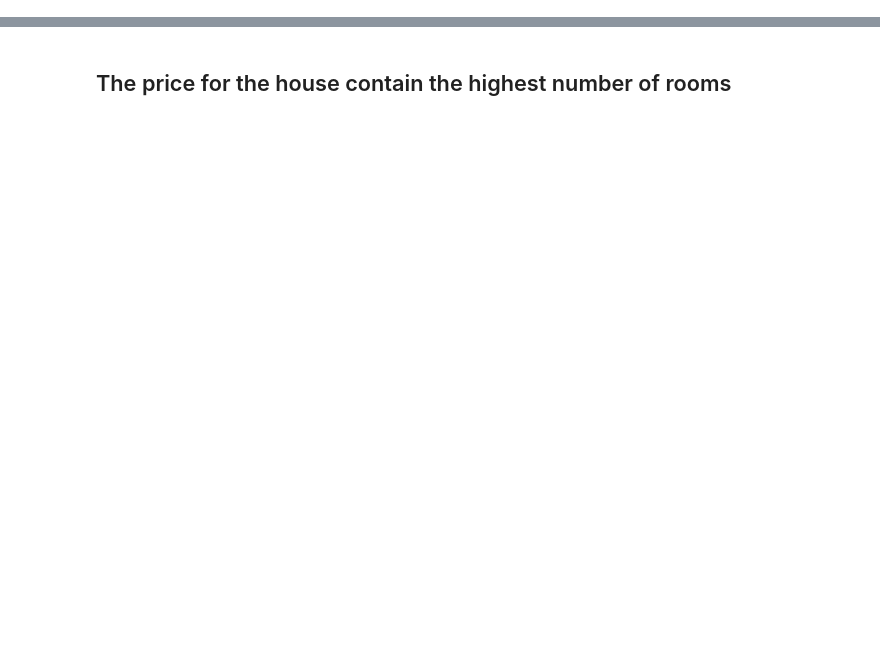
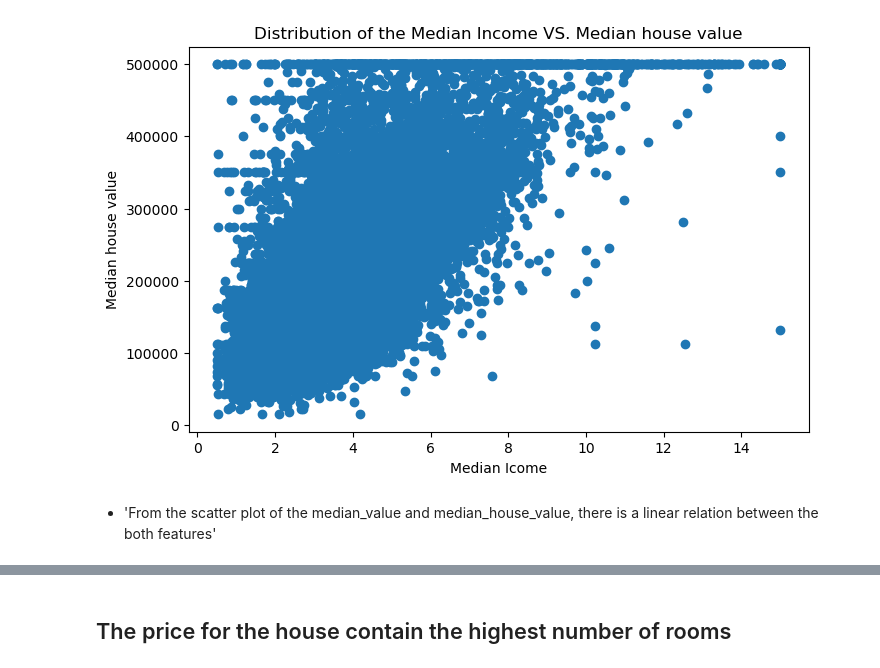
Before and after one commit to AbdulrahmanAlShaweesh/house-pricing-production, a Jupyter notebook: House-pricing-prediction.ipynb, the cells around one changed output, grey strips where cells are left out. Saved outputs shown, nothing was run; the diff lists cells and outputs as text; code cells hidden in the pictures; blank space fills up the shorter version.

```diff
--- a/House-pricing-prediction.ipynb
+++ b/House-pricing-prediction.ipynb
@@ -185,0 +174,12 @@ house_dataset[house_dataset['bathrooms'] == house_dataset['bathrooms'].max()]
+# %%
+# scatter plot the meadian income and median house value
+plt.figure(figsize=(8, 5))
+plt.scatter(house_pricing_df['median_income'], house_pricing_df['median_house_value'])
+plt.title('Distribution of the Median Income VS. Median house value')
+plt.xlabel('Median Icome')
+plt.ylabel('Median house value')
+plt.show()
+# %% [output]
+[figure, added]
+# %% [markdown]
+* 'From the scatter plot of the median_value and median_house_value, there is a linear relation between the both features'
```
Also changed, not shown: parts of 84 cells of this notebook.
